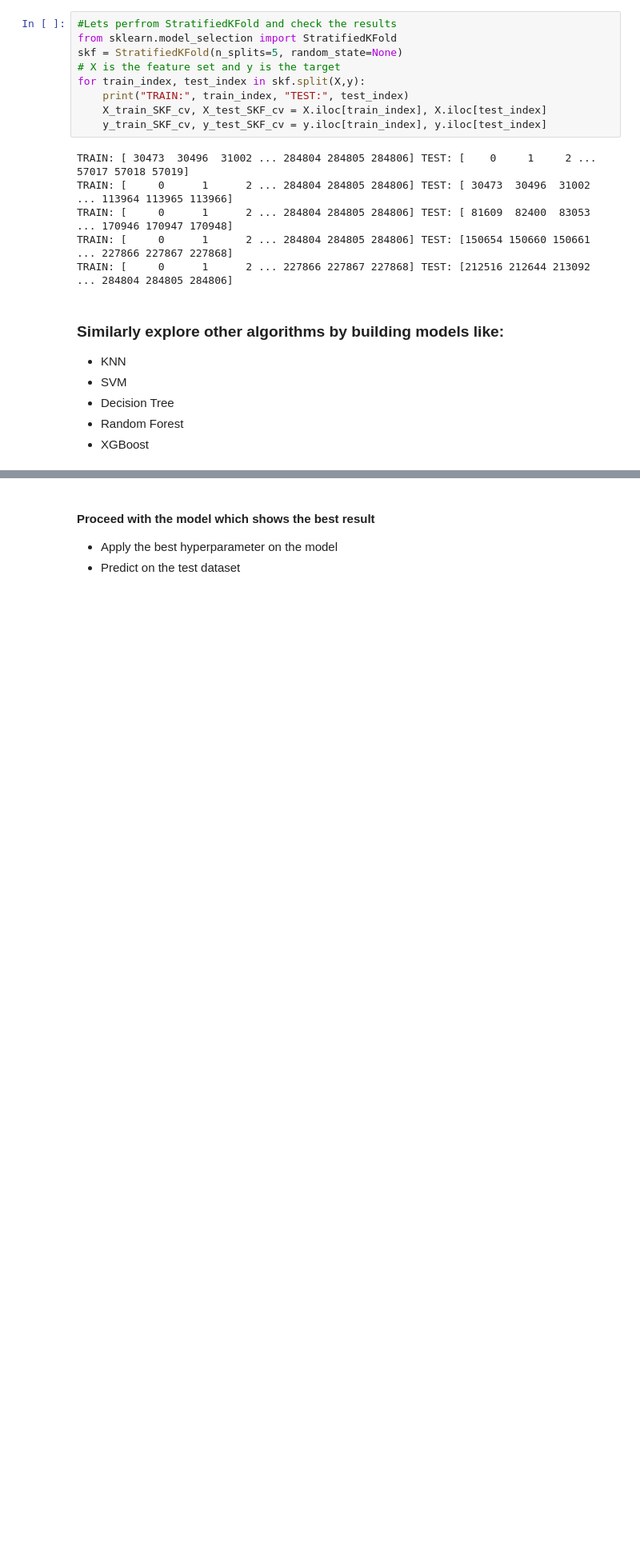
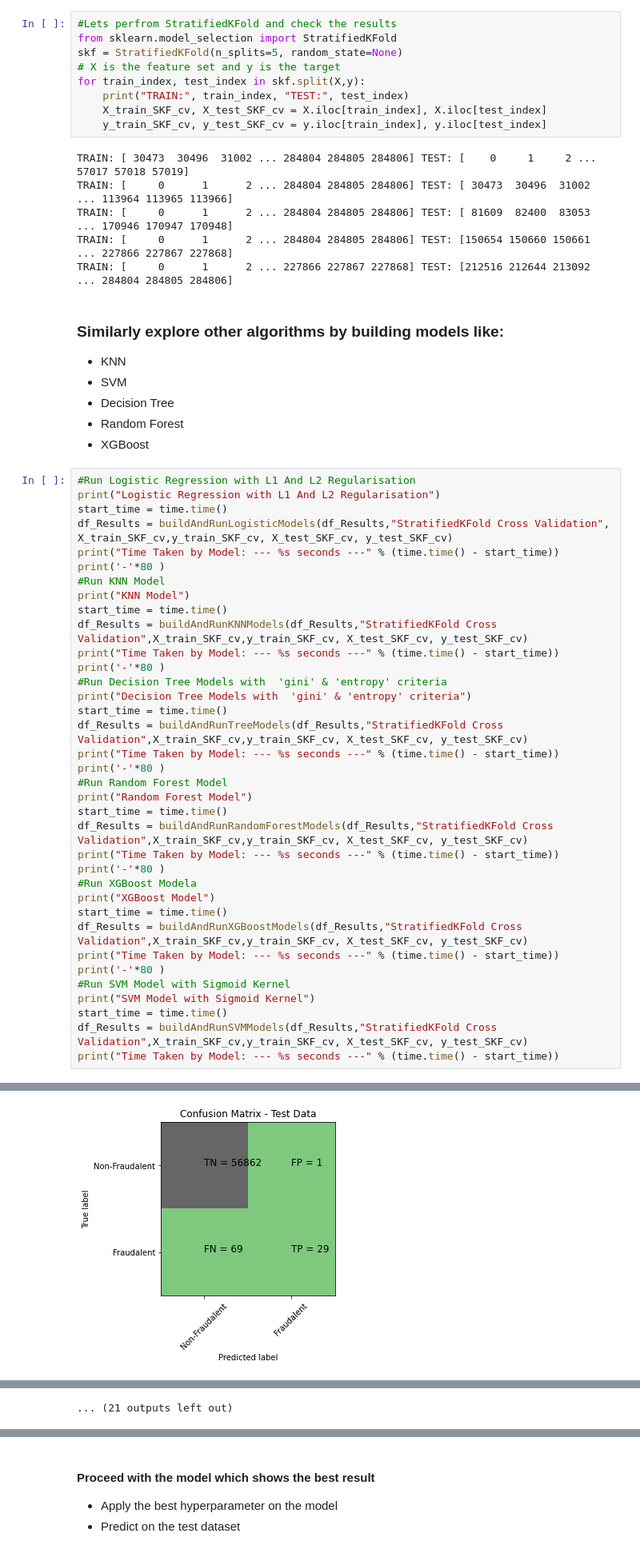
Before and after one commit to subhabrata-ghosh-1988/credit-card-fraud-detection, a Jupyter notebook: Credit_card_fraud_detection.ipynb, the cells around one changed output, grey strips where cells are left out. Shown at 80% size. Saved outputs shown, nothing was run; the diff lists cells and outputs as text; blank space fills up the shorter version.

Commit message:
Completing the model building with unbalanced data

```diff
--- a/Credit_card_fraud_detection.ipynb
+++ b/Credit_card_fraud_detection.ipynb
@@ -1081,3 +1081,40 @@ TRAIN: [     0      1      2 ... 227866 227867 227868] TEST: [212516 212644 2130
 - Decision Tree
 - Random Forest
 - XGBoost
+# %%
+#Run Logistic Regression with L1 And L2 Regularisation
+print("Logistic Regression with L1 And L2 Regularisation")
+start_time = time.time()
+df_Results = buildAndRunLogisticModels(df_Results,"StratifiedKFold Cross Validation", X_train_SKF_cv,y_train_SKF_cv, X_test_SKF_cv, y_test_SKF_cv)
+print("Time Taken by Model: --- %s seconds ---" % (time.time() - start_time))
+print('-'*80 )
+#Run KNN Model
+print("KNN Model")
+start_time = time.time()
+df_Results = buildAndRunKNNModels(df_Results,"StratifiedKFold Cross Validation",X_train_SKF_cv,y_train_SKF_cv, X_test_SKF_cv, y_test_SKF_cv)
+print("Time Taken by Model: --- %s seconds ---" % (time.time() - start_time))
+print('-'*80 )
+#Run Decision Tree Models with  'gini' & 'entropy' criteria
+print("Decision Tree Models with  'gini' & 'entropy' criteria")
+start_time = time.time()
+df_Results = buildAndRunTreeModels(df_Results,"StratifiedKFold Cross Validation",X_train_SKF_cv,y_train_SKF_cv, X_test_SKF_cv, y_test_SKF_cv)
+print("Time Taken by Model: --- %s seconds ---" % (time.time() - start_time))
+print('-'*80 )
+#Run Random Forest Model
+print("Random Forest Model")
+start_time = time.time()
+df_Results = buildAndRunRandomForestModels(df_Results,"StratifiedKFold Cross Validation",X_train_SKF_cv,y_train_SKF_cv, X_test_SKF_cv, y_test_SKF_cv)
+print("Time Taken by Model: --- %s seconds ---" % (time.time() - start_time))
+print('-'*80 )
+#Run XGBoost Modela
+print("XGBoost Model")
+start_time = time.time()
+df_Results = buildAndRunXGBoostModels(df_Results,"StratifiedKFold Cross Validation",X_train_SKF_cv,y_train_SKF_cv, X_test_SKF_cv, y_test_SKF_cv)
+print("Time Taken by Model: --- %s seconds ---" % (time.time() - start_time))
+print('-'*80 )
+#Run SVM Model with Sigmoid Kernel
+print("SVM Model with Sigmoid Kernel")
+start_time = time.time()
+df_Results = buildAndRunSVMModels(df_Results,"StratifiedKFold Cross Validation",X_train_SKF_cv,y_train_SKF_cv, X_test_SKF_cv, y_test_SKF_cv)
+print("Time Taken by Model: --- %s seconds ---" % (time.time() - start_time))
+# %% [output]
@@ -1083,0 +1138 @@ TRAIN: [     0      1      2 ... 227866 227867 227868] TEST: [212516 212644 2130
+[figure, added]
@@ -1083,0 +1191 @@ TRAIN: [     0      1      2 ... 227866 227867 227868] TEST: [212516 212644 2130
+... (21 outputs left out)
```
Also changed, not shown: parts of 16 cells of this notebook.
